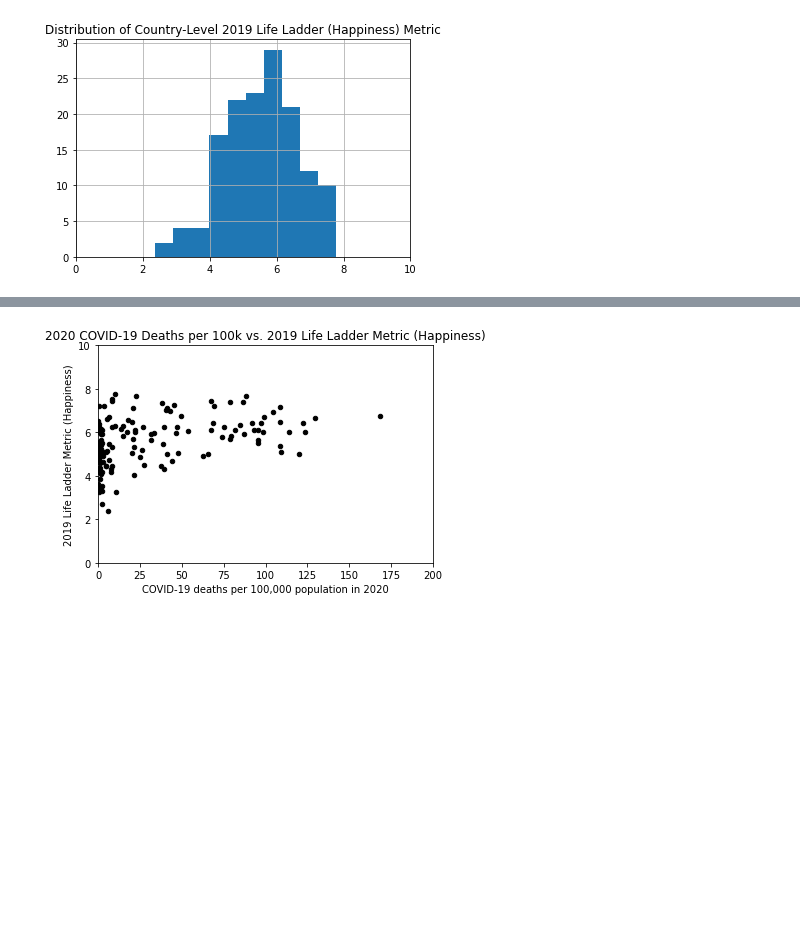
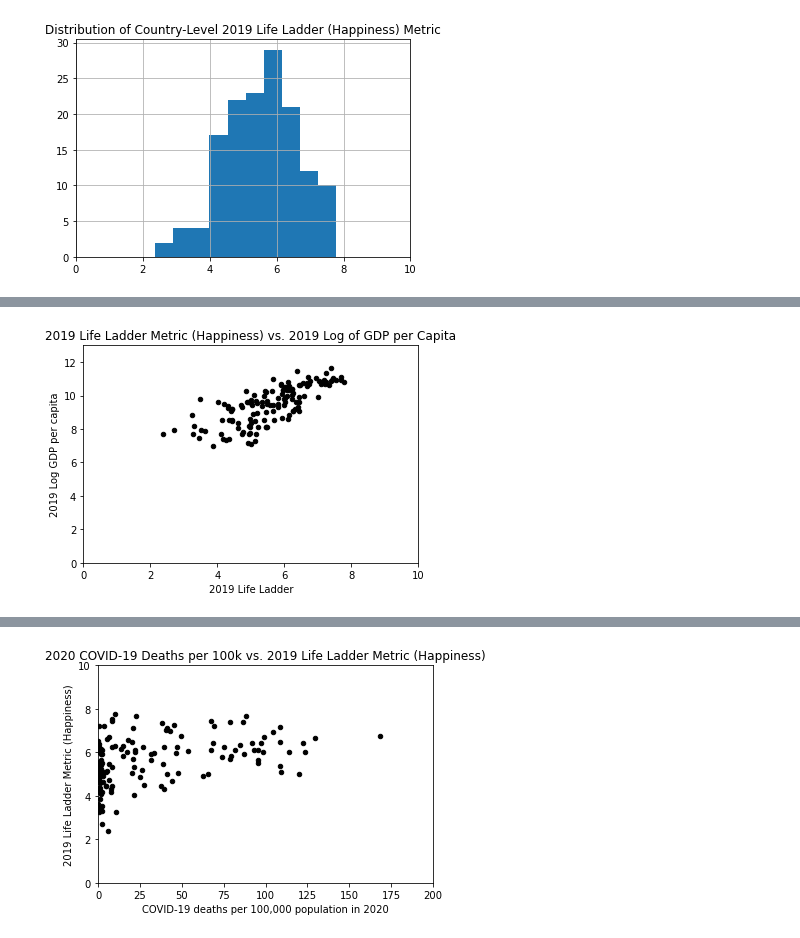
Before and after one commit to sydnipierce/butler-groupD-project1, a Jupyter notebook: Analysis/data_expl_cleansing.ipynb, the cells around one changed output, grey strips where cells are left out. Cells and saved outputs as stored; diff of their text form; code cells hidden in the pictures; blank space fills up the shorter version.

```diff
--- a/Analysis/data_expl_cleansing.ipynb
+++ b/Analysis/data_expl_cleansing.ipynb
@@ -173,0 +187,11 @@ plt.show()
+# %%
+# Create scatter plot comparing happiness to GDP
+df.plot(kind='scatter',x='2019 Life Ladder',y='2019 Log GDP per capita',color='black')
+plt.title('2019 Life Ladder Metric (Happiness) vs. 2019 Log of GDP per Capita')
+plt.xlim(0, 10)
+plt.ylim(0, 13)
+
+# Display the chart
+plt.show()
+# %% [output]
+[figure, added]
```
Also changed, not shown: parts of 16 cells of this notebook.
